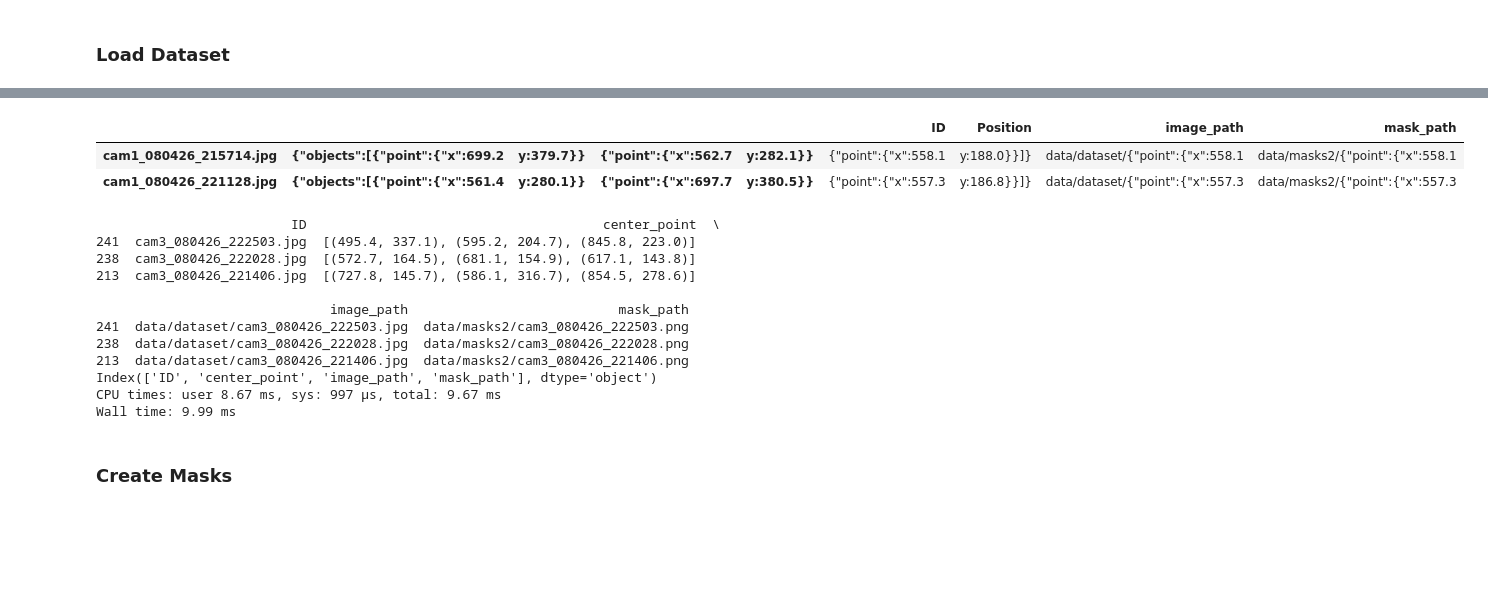
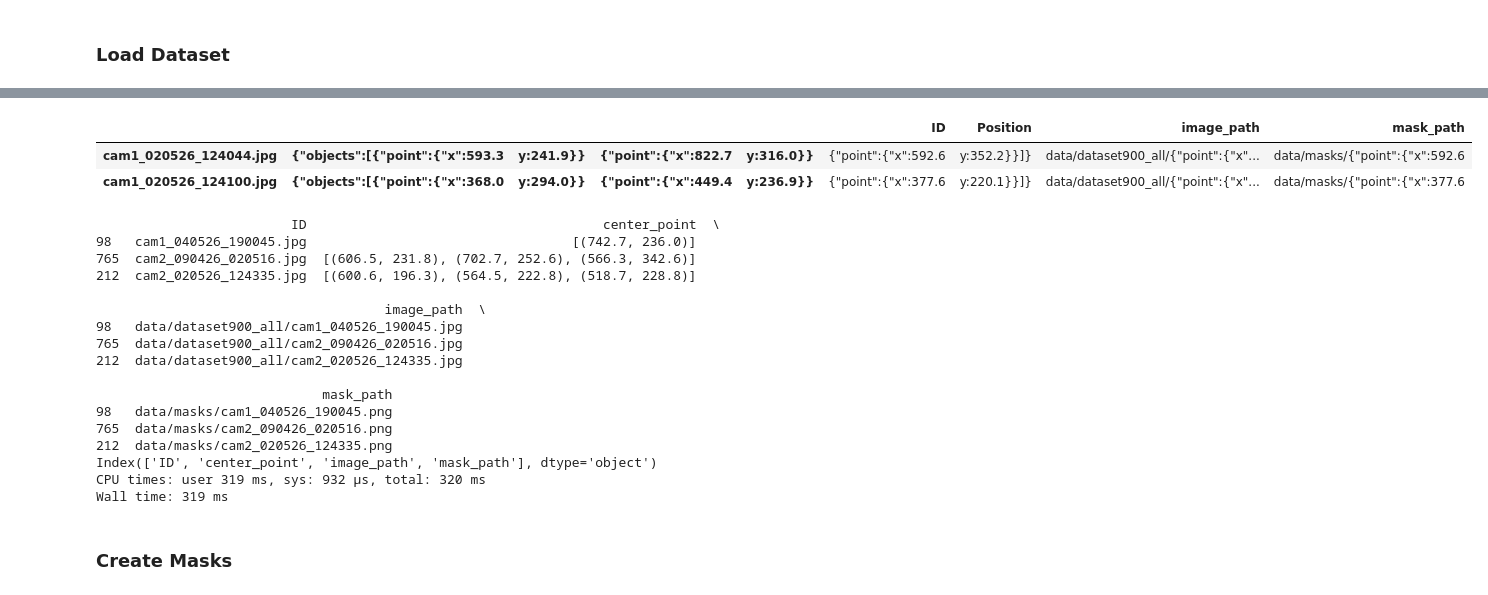
Before and after one commit to Dartsify/algorithme-de-reconnaissance, a Jupyter notebook: dartsify_ai_notebook_final.ipynb, the cells around one changed output, grey strips where cells are left out. Drawn from its saved outputs; the diff is of its cells as text; code cells hidden in the pictures; blank space fills up the shorter version.

```diff
--- a/dartsify_ai_notebook_final.ipynb
+++ b/dartsify_ai_notebook_final.ipynb
@@ -88,30 +84,30 @@ View run at https://wandb.ai/david-ilungakalonga-universite-de-mons/Dartsify%20A
 # %%
 # Lire les annotations à partir du fichier csv
 # ID : nom unique de l'image
 # Position : format d'un dictionnaire avec les coordonnées des points de la cible et des fléchettes
 # Exemple de Position : "{'objects': {'point': {'x': x1, 'y': y1}}}"
-df = pd.read_csv('data/label.csv')[['ID', 'Position']]
+df = pd.read_csv('data/label900.csv')[['ID', 'Position']]
 
 # Supprimer les lignes qui n'ont pas d'ID
 df = df.dropna(subset=["ID"])
 
-dataset_path = Path('data/dataset/')
-mask_path = Path('data/masks2/')
+dataset_path = Path('data/dataset900_all/')
+mask_path = Path('data/masks/')
 
 
 df["image_path"] = df["ID"].apply(
     lambda x: dataset_path / x
 )
 
 df["mask_path"] = df["ID"].apply(
     lambda x: mask_path / x
 )
 
 df.head(2)
 # %% [output]
 |  |  |  |  |  | ID | Position | image_path | mask_path |
-| cam1_080426_215714.jpg | {"objects":[{"point":{"x":699.2 | y:379.7}} | {"point":{"x":562.7 | y:282.1}} | {"point":{"x":558.1 | y:188.0}}]} | data/dataset/{"point":{"x":558.1 | data/masks2/{"point":{"x":558.1 |
-| cam1_080426_221128.jpg | {"objects":[{"point":{"x":561.4 | y:280.1}} | {"point":{"x":697.7 | y:380.5}} | {"point":{"x":557.3 | y:186.8}}]} | data/dataset/{"point":{"x":557.3 | data/masks2/{"point":{"x":557.3 |
+| cam1_020526_124044.jpg | {"objects":[{"point":{"x":593.3 | y:241.9}} | {"point":{"x":822.7 | y:316.0}} | {"point":{"x":592.6 | y:352.2}}]} | data/dataset900_all/{"point":{"x"... | data/masks/{"point":{"x":592.6 |
+| cam1_020526_124100.jpg | {"objects":[{"point":{"x":368.0 | y:294.0}} | {"point":{"x":449.4 | y:236.9}} | {"point":{"x":377.6 | y:220.1}}]} | data/dataset900_all/{"point":{"x"... | data/masks/{"point":{"x":377.6 |
 # %%
 %%time
 def read_label_rows(label_path: Path):
@@ -149,7 +145,7 @@ def parse_position(position_text: str):
 
 
 rows = []
-for image_id, position_text in read_label_rows(Path('data/label.csv')):  # O(n) pour parcourir les lignes du fichier label.csv (normalement 300 lignes)
+for image_id, position_text in read_label_rows(Path('data/label900.csv')):  # O(n) pour parcourir les lignes du fichier label.csv (normalement 300 lignes)
   try:
     points = parse_position(position_text)
   except json.JSONDecodeError:
@@ -174,17 +170,22 @@ print(df[['ID', 'center_point', 'image_path', 'mask_path']].sample(3))
 print(df.columns)
 # %% [output]
                          ID                                      center_point  \
-241  cam3_080426_222503.jpg  [(495.4, 337.1), (595.2, 204.7), (845.8, 223.0)]
-238  cam3_080426_222028.jpg  [(572.7, 164.5), (681.1, 154.9), (617.1, 143.8)]
-213  cam3_080426_221406.jpg  [(727.8, 145.7), (586.1, 316.7), (854.5, 278.6)]
+98   cam1_040526_190045.jpg                                  [(742.7, 236.0)]
+765  cam2_090426_020516.jpg  [(606.5, 231.8), (702.7, 252.6), (566.3, 342.6)]
+212  cam2_020526_124335.jpg  [(600.6, 196.3), (564.5, 222.8), (518.7, 228.8)]
 
-                              image_path                           mask_path
-241  data/dataset/cam3_080426_222503.jpg  data/masks2/cam3_080426_222503.png
-238  data/dataset/cam3_080426_222028.jpg  data/masks2/cam3_080426_222028.png
-213  data/dataset/cam3_080426_221406.jpg  data/masks2/cam3_080426_221406.png
+                                     image_path  \
+98   data/dataset900_all/cam1_040526_190045.jpg
+765  data/dataset900_all/cam2_090426_020516.jpg
+212  data/dataset900_all/cam2_020526_124335.jpg
+
+                             mask_path
+98   data/masks/cam1_040526_190045.png
+765  data/masks/cam2_090426_020516.png
+212  data/masks/cam2_020526_124335.png
 Index(['ID', 'center_point', 'image_path', 'mask_path'], dtype='object')
-CPU times: user 8.67 ms, sys: 997 µs, total: 9.67 ms
-Wall time: 9.99 ms
+CPU times: user 319 ms, sys: 932 µs, total: 320 ms
+Wall time: 319 ms
 # %% [markdown]
 ### Create Masks
 # %%
```
Also changed, not shown: parts of 43 cells of this notebook, 7 other files.
